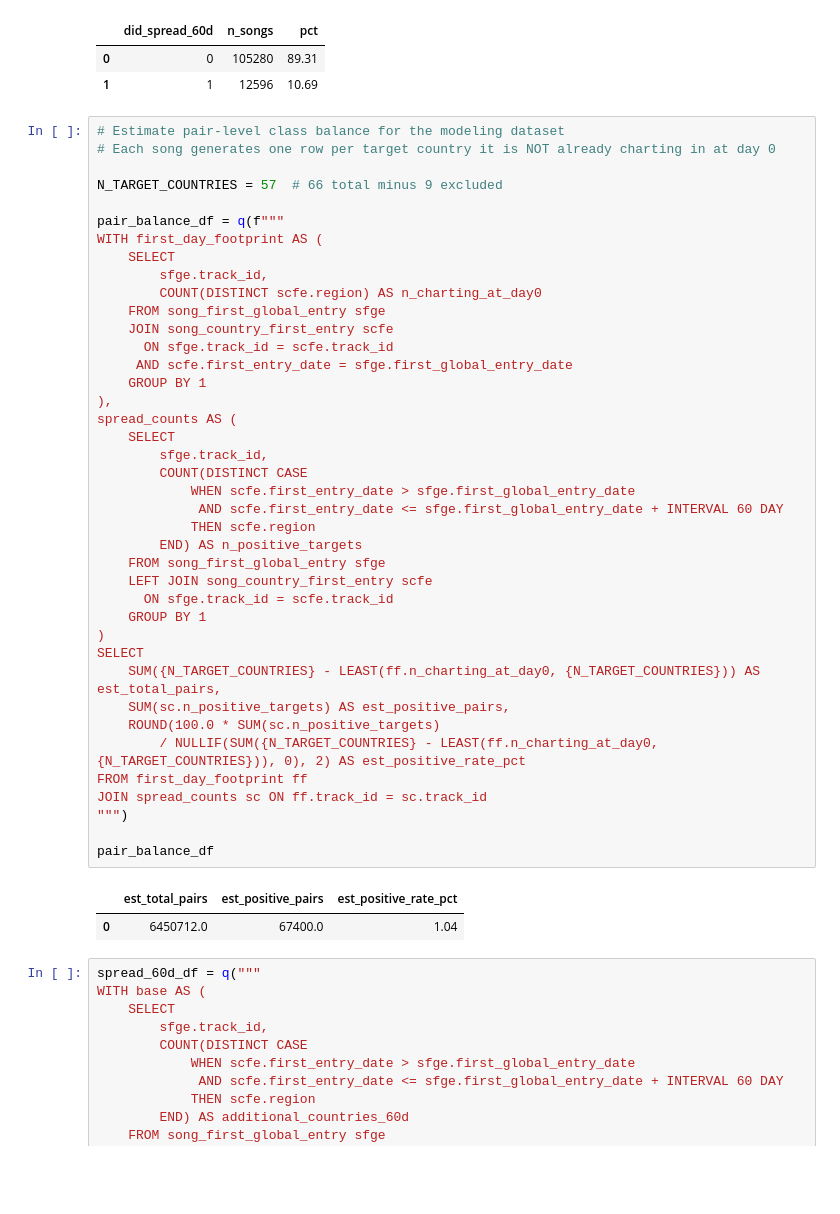
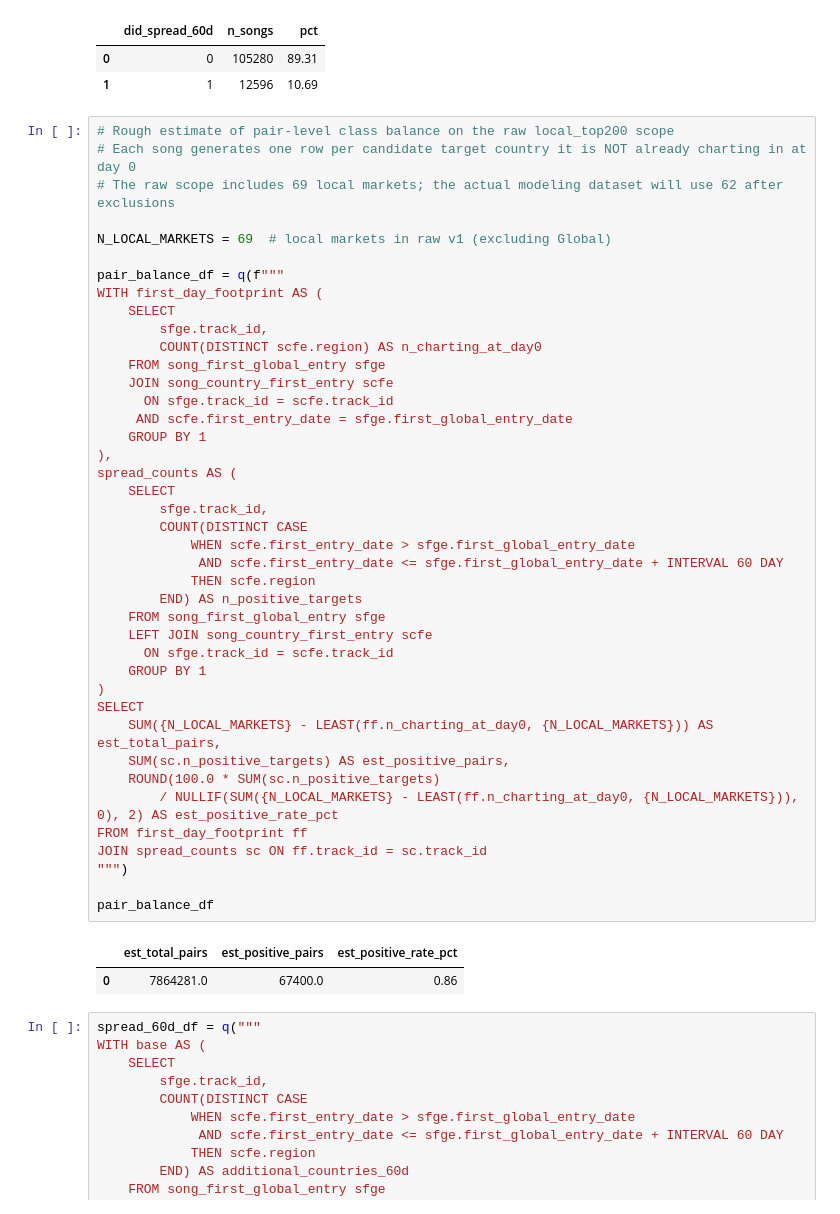
Before and after one commit to mchlkan/ML_Group_AB, a Jupyter notebook: notebooks/02_EDA.ipynb, the cells around one changed output. Cells and saved outputs as stored; diff of their text form; blank space fills up the shorter version.

```diff
--- a/notebooks/02_EDA.ipynb
+++ b/notebooks/02_EDA.ipynb
@@ -1957,10 +1962,11 @@ target_dist_df
 | 0 | 0 | 105280 | 89.31 |
 | 1 | 1 | 12596 | 10.69 |
 # %%
-# Estimate pair-level class balance for the modeling dataset
-# Each song generates one row per target country it is NOT already charting in at day 0
+# Rough estimate of pair-level class balance on the raw local_top200 scope
+# Each song generates one row per candidate target country it is NOT already charting in at day 0
+# The raw scope includes 69 local markets; the actual modeling dataset will use 62 after exclusions
 
-N_TARGET_COUNTRIES = 57  # 66 total minus 9 excluded
+N_LOCAL_MARKETS = 69  # local markets in raw v1 (excluding Global)
 
 pair_balance_df = q(f"""
 WITH first_day_footprint AS (
@@ -1969,36 +1975,36 @@ WITH first_day_footprint AS (
         COUNT(DISTINCT scfe.region) AS n_charting_at_day0
     FROM song_first_global_entry sfge
     JOIN song_country_first_entry scfe
       ON sfge.track_id = scfe.track_id
      AND scfe.first_entry_date = sfge.first_global_entry_date
     GROUP BY 1
 ),
 spread_counts AS (
     SELECT
         sfge.track_id,
         COUNT(DISTINCT CASE
             WHEN scfe.first_entry_date > sfge.first_global_entry_date
              AND scfe.first_entry_date <= sfge.first_global_entry_date + INTERVAL 60 DAY
             THEN scfe.region
         END) AS n_positive_targets
     FROM song_first_global_entry sfge
     LEFT JOIN song_country_first_entry scfe
       ON sfge.track_id = scfe.track_id
     GROUP BY 1
 )
 SELECT
-    SUM({N_TARGET_COUNTRIES} - LEAST(ff.n_charting_at_day0, {N_TARGET_COUNTRIES})) AS est_total_pairs,
+    SUM({N_LOCAL_MARKETS} - LEAST(ff.n_charting_at_day0, {N_LOCAL_MARKETS})) AS est_total_pairs,
     SUM(sc.n_positive_targets) AS est_positive_pairs,
     ROUND(100.0 * SUM(sc.n_positive_targets)
-        / NULLIF(SUM({N_TARGET_COUNTRIES} - LEAST(ff.n_charting_at_day0, {N_TARGET_COUNTRIES})), 0), 2) AS est_positive_rate_pct
+        / NULLIF(SUM({N_LOCAL_MARKETS} - LEAST(ff.n_charting_at_day0, {N_LOCAL_MARKETS})), 0), 2) AS est_positive_rate_pct
 FROM first_day_footprint ff
 JOIN spread_counts sc ON ff.track_id = sc.track_id
 """)
 
 pair_balance_df
 # %% [output]
 |  | est_total_pairs | est_positive_pairs | est_positive_rate_pct |
-| 0 | 6450712.0 | 67400.0 | 1.04 |
+| 0 | 7864281.0 | 67400.0 | 0.86 |
 # %%
 spread_60d_df = q("""
 WITH base AS (
```
Also changed, not shown: parts of 29 cells of this notebook, 1 other file.
